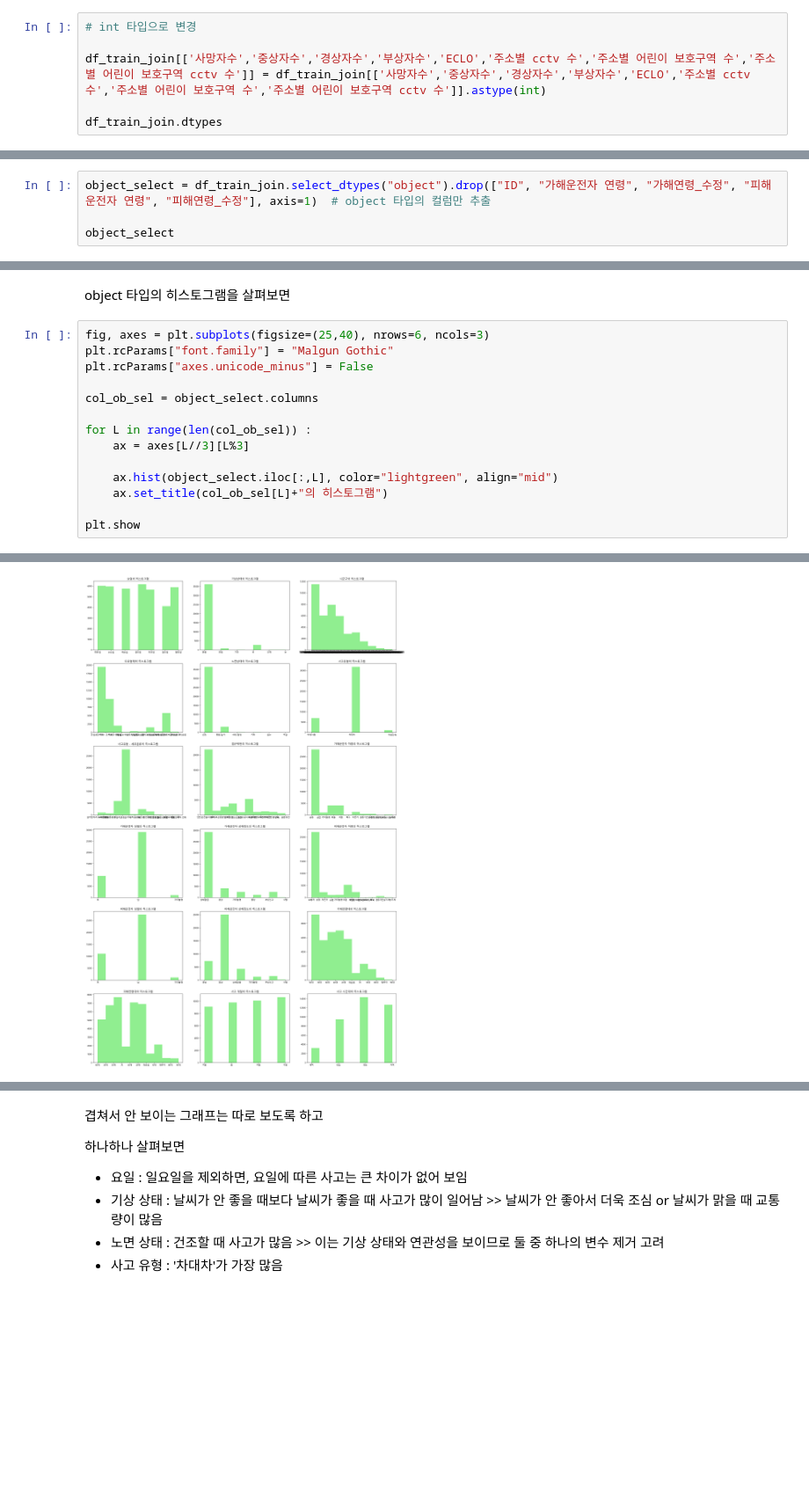
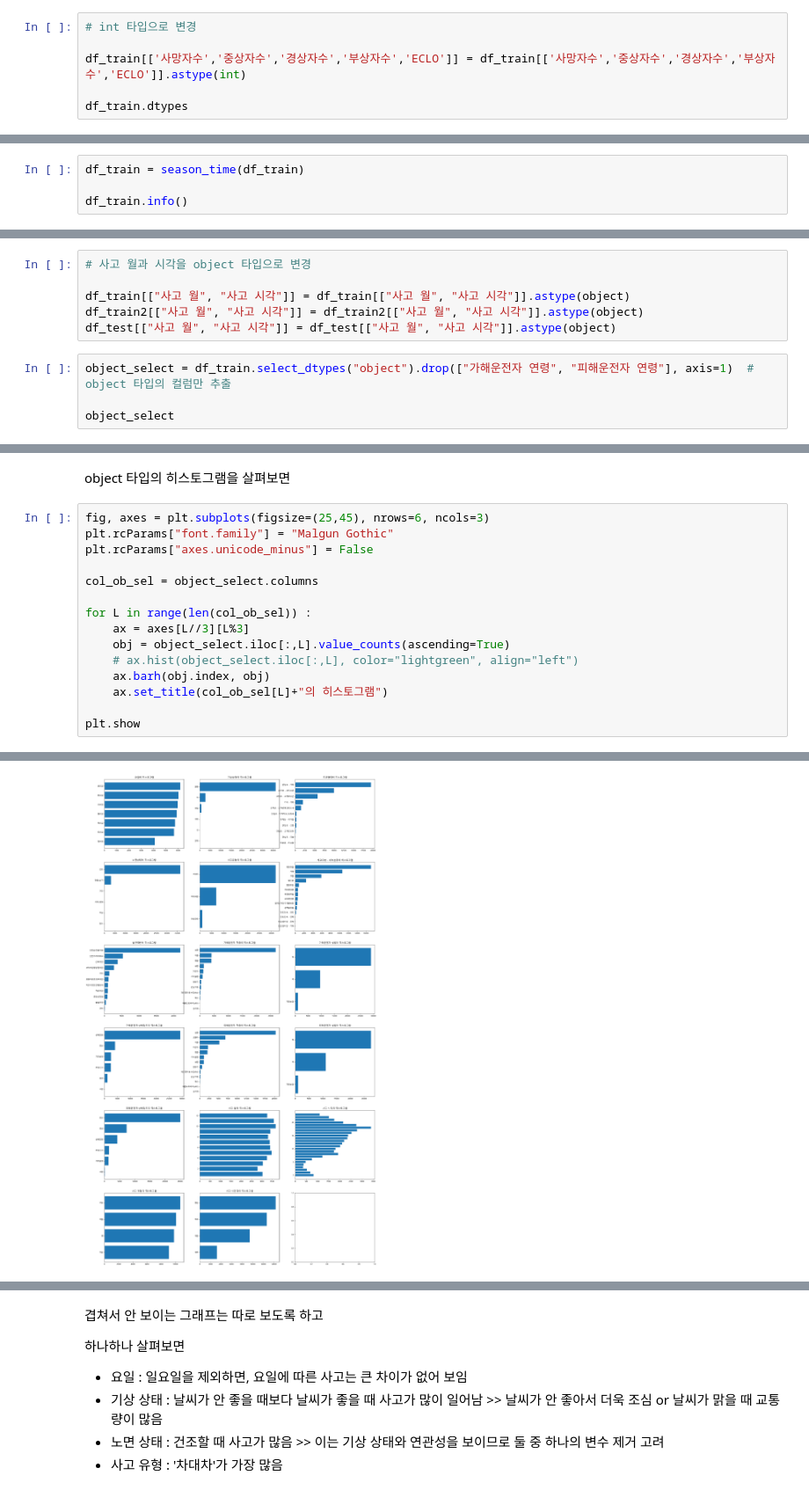
Before and after one commit to nyeokinyeoki/dacon_accident, a Jupyter notebook: accident2.ipynb, the cells around one changed output, grey strips where cells are left out. Shown at 88% size. Cells and saved outputs as stored; diff of their text form; blank space fills up the shorter version.

```diff
--- a/accident2.ipynb
+++ b/accident2.ipynb
@@ -350,7 +293,7 @@ df_train[df_train["가해연령_수정"]==9999]
 # %%
 # int 타입으로 변경
 
-df_train_join[['사망자수','중상자수','경상자수','부상자수','ECLO','주소별 cctv 수','주소별 어린이 보호구역 수','주소별 어린이 보호구역 cctv 수']] = df_train_join[['사망자수','중상자수','경상자수','부상자수','ECLO','주소별 cctv 수','주소별 어린이 보호구역 수','주소별 어린이 보호구역 cctv 수']].astype(int)
+df_train[['사망자수','중상자수','경상자수','부상자수','ECLO']] = df_train[['사망자수','중상자수','경상자수','부상자수','ECLO']].astype(int)
 
-df_train_join.dtypes
+df_train.dtypes
 # %% [output]
@@ -528,0 +426,4 @@ df_model_join
+# %%
+df_train = season_time(df_train)
+
+df_train.info()
@@ -529,5 +467,11 @@ df_model_join
+# %%
+# 사고 월과 시각을 object 타입으로 변경
+
+df_train[["사고 월", "사고 시각"]] = df_train[["사고 월", "사고 시각"]].astype(object)
+df_train2[["사고 월", "사고 시각"]] = df_train2[["사고 월", "사고 시각"]].astype(object)
+df_test[["사고 월", "사고 시각"]] = df_test[["사고 월", "사고 시각"]].astype(object)
 # %%
-object_select = df_train_join.select_dtypes("object").drop(["ID", "가해운전자 연령", "가해연령_수정", "피해운전자 연령", "피해연령_수정"], axis=1)  # object 타입의 컬럼만 추출
+object_select = df_train.select_dtypes("object").drop(["가해운전자 연령", "피해운전자 연령"], axis=1)  # object 타입의 컬럼만 추출
 
 object_select
 # %% [output]
@@ -547,19 +491,20 @@ object_select
 # %% [markdown]
 object 타입의 히스토그램을 살펴보면
 # %%
-fig, axes = plt.subplots(figsize=(25,40), nrows=6, ncols=3)
+fig, axes = plt.subplots(figsize=(25,45), nrows=6, ncols=3)
 plt.rcParams["font.family"] = "Malgun Gothic"
 plt.rcParams["axes.unicode_minus"] = False
 
 col_ob_sel = object_select.columns
 
 for L in range(len(col_ob_sel)) :
     ax = axes[L//3][L%3]
-
-    ax.hist(object_select.iloc[:,L], color="lightgreen", align="mid")
+    obj = object_select.iloc[:,L].value_counts(ascending=True)
+    # ax.hist(object_select.iloc[:,L], color="lightgreen", align="left")
+    ax.barh(obj.index, obj)
     ax.set_title(col_ob_sel[L]+"의 히스토그램")
 
 plt.show
 # %% [output]
 <function matplotlib.pyplot.show(close=None, block=None)>
-[figure, old version]
+[figure, new version]
```
Also changed, not shown: parts of 56 cells of this notebook.
